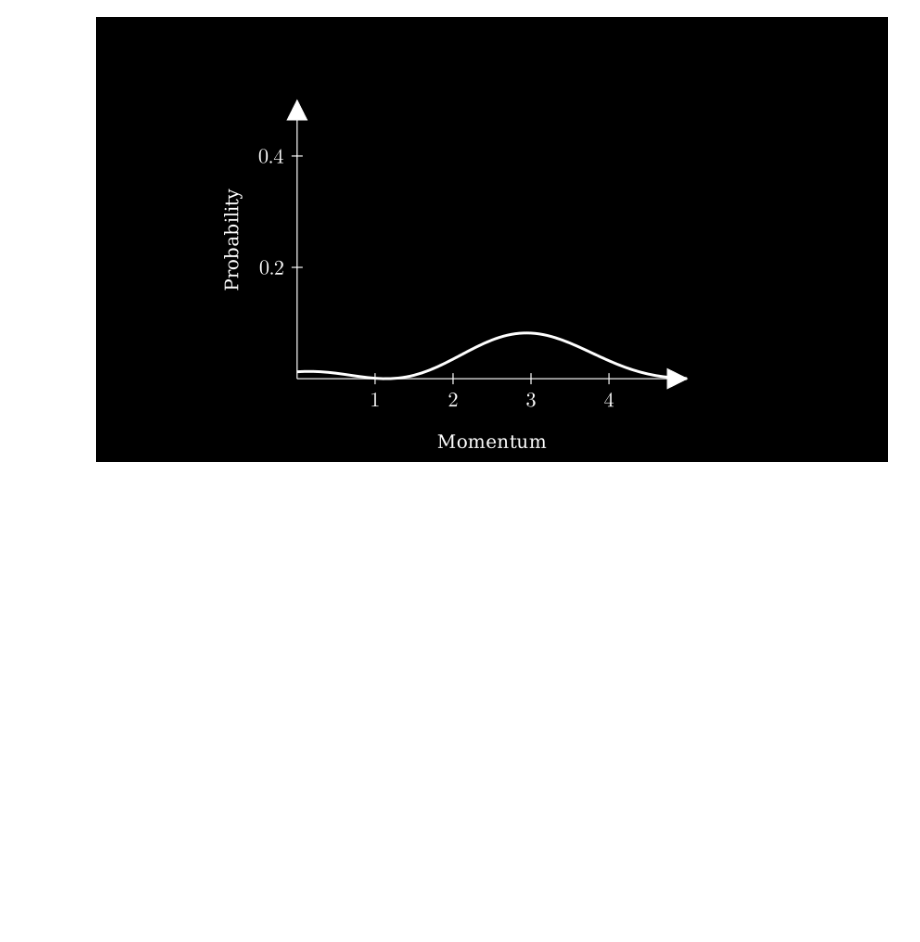
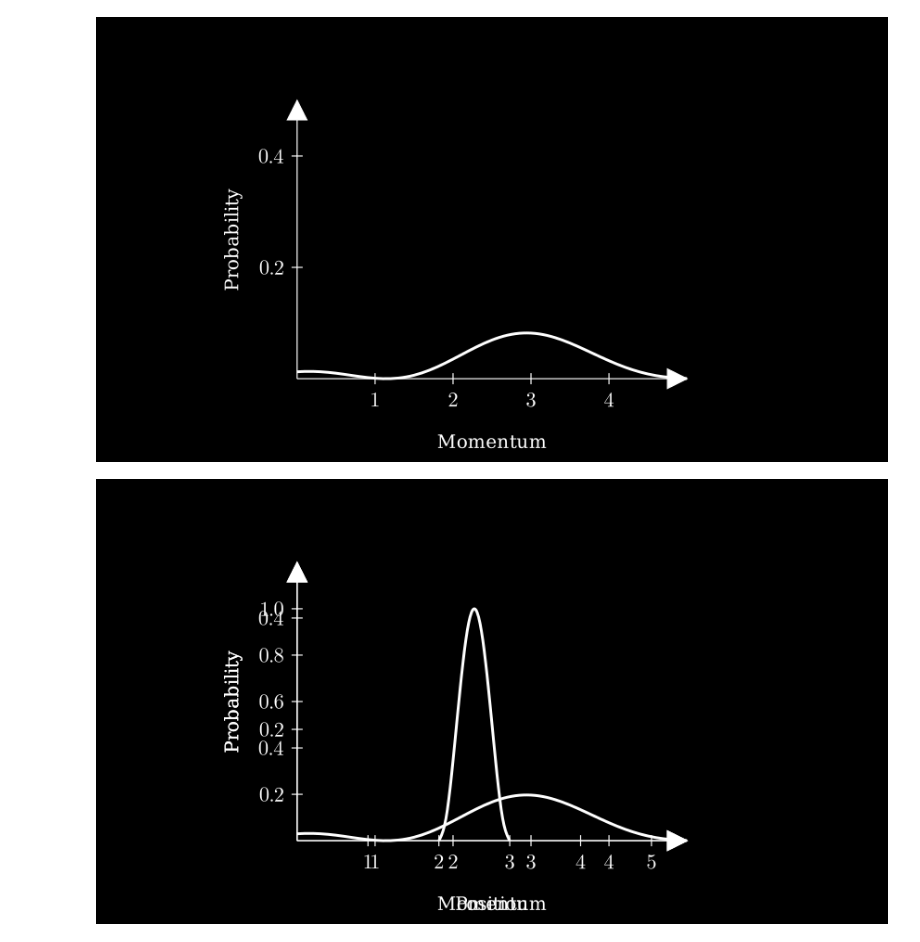
Before and after one commit to azeemba/visualizations, a Jupyter notebook: degenerate.ipynb, the cells around one changed output. Drawn from its saved outputs; the diff is of its cells as text; code cells hidden in the pictures; blank space fills up the shorter version.

Commit message:
Create videos for particle in a box

```diff
--- a/degenerate.ipynb
+++ b/degenerate.ipynb
@@ -163,3 +163,21 @@ class ParticleInABoxMomentum(Scene):
         self.pause(3)
 # %% [output]
 [figure]
+# %%
+%%manim --quality=l --save_last_frame ParticleInABoxComposite
+# %%manim --quality=m ParticleInABoxComposite
+
+import numpy as np
+import math
+
+class ParticleInABoxComposite(Scene):
+    """
+    NOT WORKING. Will have to edit outside
+    One dimensional solution to a particle in an infinite potential well
+    combines the position and momentum
+    """
+    def construct(self):
+        ParticleInABox.construct(self)
+        ParticleInABoxMomentum.construct(self)
+# %% [output]
+[figure, added]
```
Also changed, not shown: 6 other files.
